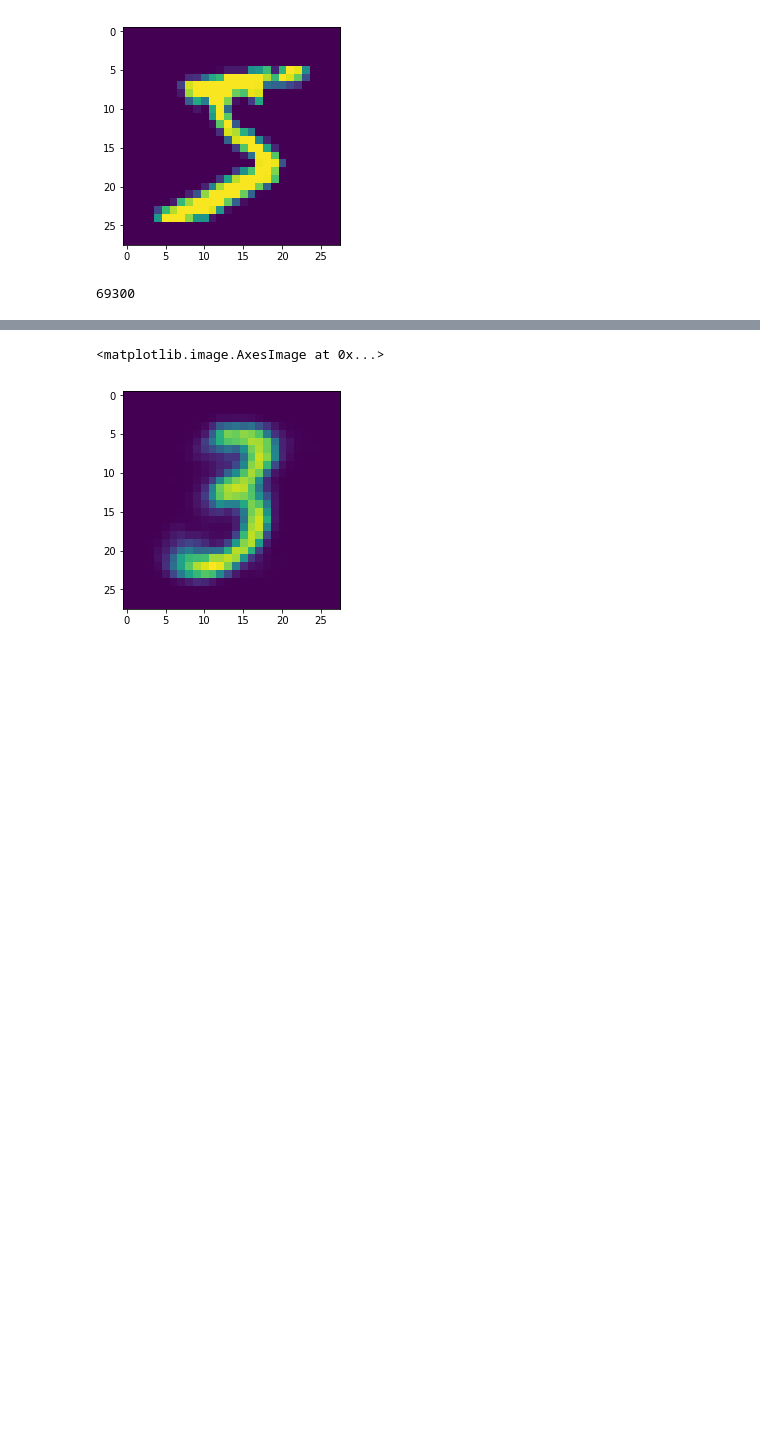
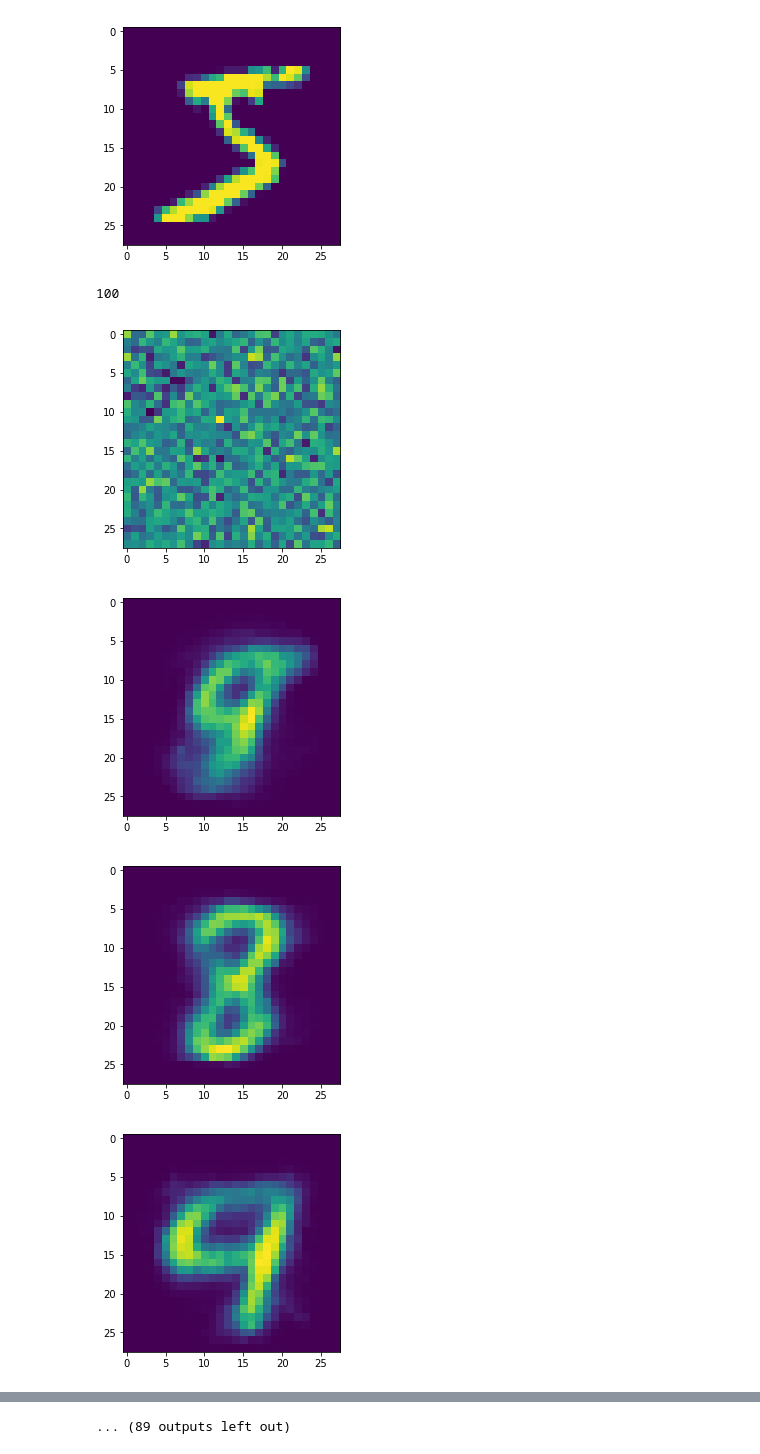
Before and after one commit to hcnoh/VAE-MNIST-tensorflow, a Jupyter notebook: test.ipynb, the cells around one changed output, grey strips where cells are left out. Saved outputs shown, nothing was run; the diff lists cells and outputs as text; code cells hidden in the pictures; blank space fills up the shorter version.

```diff
--- a/test.ipynb
+++ b/test.ipynb
@@ -17,10 +17,17 @@ plt.imshow(np.reshape(loader.train_features[0], newshape=[28, 28]))
 <matplotlib.image.AxesImage at 0x...>
 [figure]
 # %%
-with open("../../learned-models/variational-autoencoder-mnist/variational-autoencoder/variational-autoencoder-results.pickle", "rb") as f:
+with open("../../learned-models/VAE-MNIST/VAE-MNIST/VAE-MNIST-results.pickle", "rb") as f:
     _, _, _, fs = pickle.load(f)
 
-print(len(fs) * 100)
-plt.imshow(np.reshape(np.clip(fs[-1], 0, 1), newshape=[28, 28]))
+print(len(fs))
+for f in fs:
+    plt.figure()
+    plt.imshow(np.reshape(np.clip(f, 0, 1), newshape=[28, 28]))
+    plt.show()
 # %% [output]
-69300
+100
+[figure, new version]
+[figure, added]
+[figure, added]
+[figure, added]
@@ -27,2 +41 @@ plt.imshow(np.reshape(np.clip(fs[-1], 0, 1), newshape=[28, 28]))
-<matplotlib.image.AxesImage at 0x...>
+... (89 outputs left out)
-[figure, old version]
```
Also changed, not shown: parts of 1 cell of this notebook, 2 other files.
